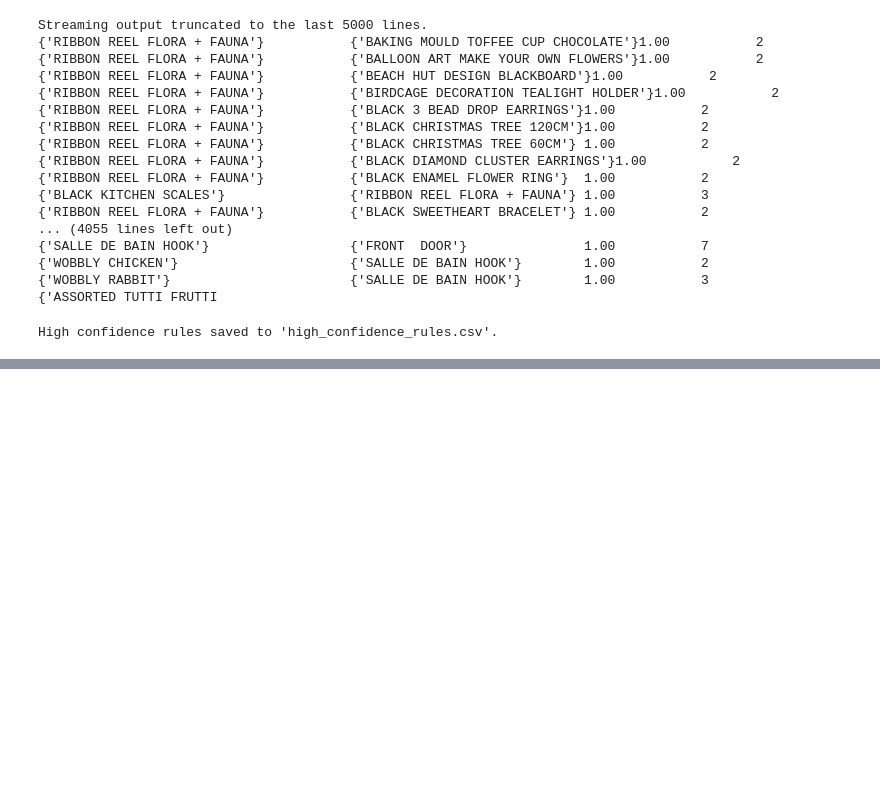
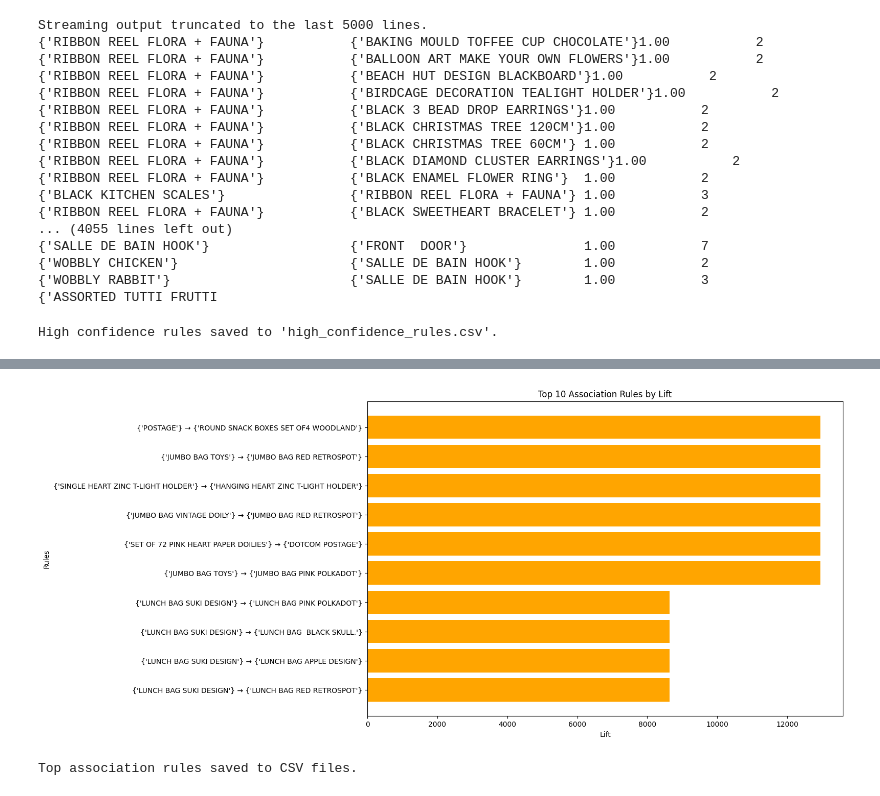
Before and after one commit to NishatVasker/CSE488_Big-Data-Analytics-, a Jupyter notebook: lab_03_E_commerce_Data_Analysis.ipynb, the cells around one changed output, grey strips where cells are left out. Drawn from its saved outputs; the diff is of its cells as text; code cells hidden in the pictures; blank space fills up the shorter version.

```diff
--- a/lab_03_E_commerce_Data_Analysis.ipynb
+++ b/lab_03_E_commerce_Data_Analysis.ipynb
@@ -418,0 +421,18 @@ High confidence rules saved to 'high_confidence_rules.csv'.
+# %%
+import pandas as pd
+from collections import Counter
+
+# Load transactions from 'transactions.txt'
+transactions = []
+with open('transactions.txt', 'r') as f:
+    for line in f:
+        transactions.append(line.strip().split(','))
+
+# Calculate item counts for all individual items
+item_counts = Counter()
+for transaction in transactions:
+    for item in transaction:
+        item_counts[item] += 1
+
+print(f"Total Transactions: {len(transactions)}")
+print(f"Item Counts: {item_counts}")
@@ -418,0 +501,34 @@ High confidence rules saved to 'high_confidence_rules.csv'.
+# %%
+# Add a Lift column (if not already present)
+total_transactions = len(transactions)  # Replace this with the actual number of transactions
+association_rules['Lift'] = (
+    association_rules['Confidence'] / (association_rules['Support'] / total_transactions)
+)
+
+# Sort and visualize top rules by lift
+top_rules_lift = association_rules.sort_values(by='Lift', ascending=False).head(10)
+
+plt.figure(figsize=(12, 8))
+plt.barh(top_rules_lift['Antecedent'] + ' → ' + top_rules_lift['Consequent'],
+         top_rules_lift['Lift'], color='orange')
+plt.title('Top 10 Association Rules by Lift')
+plt.xlabel('Lift')
+plt.ylabel('Rules')
+plt.gca().invert_yaxis()
+plt.show()
+# %% [output]
+[figure, added]
+# %%
+# Save the top 10 rules by confidence
+top_rules.to_csv('top_rules_by_confidence.csv', index=False)
+
+# Save the top 10 rules by support
+top_rules_support.to_csv('top_rules_by_support.csv', index=False)
+
+# Save the top 10 rules by lift (if computed)
+if 'Lift' in association_rules.columns:
+    top_rules_lift.to_csv('top_rules_by_lift.csv', index=False)
+
+print("Top association rules saved to CSV files.")
+# %% [output]
+Top association rules saved to CSV files.
```
Also changed, not shown: parts of 8 cells of this notebook.
